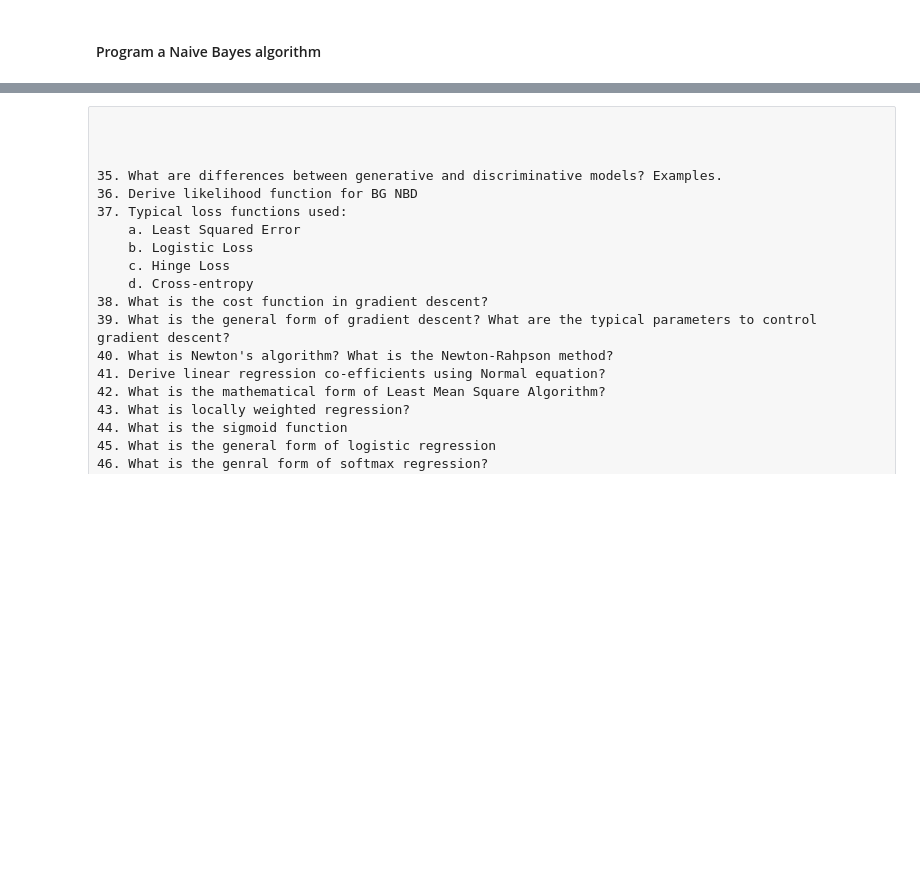
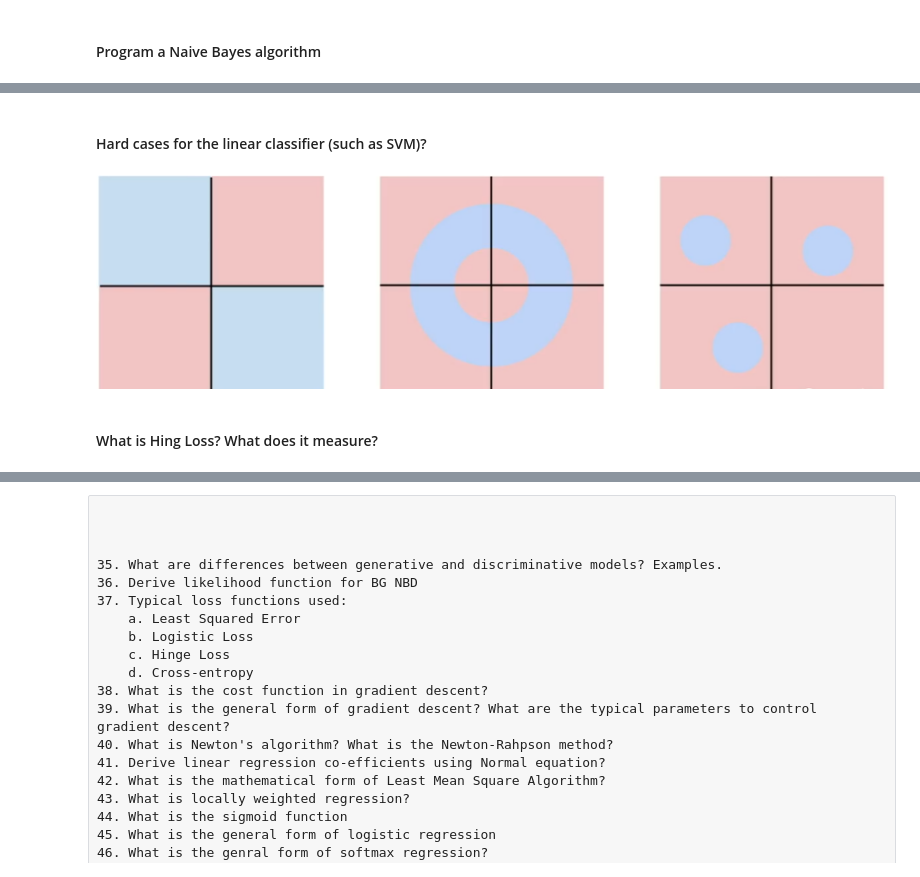
Before and after one commit to jeevankumarr/ml-scratch, a Jupyter notebook: docs/questions/Modelling.ipynb, the cells around one changed output, grey strips where cells are left out. Saved outputs shown, nothing was run; the diff lists cells and outputs as text; code cells hidden in the pictures; blank space fills up the shorter version.

```diff
--- a/docs/questions/Modelling.ipynb
+++ b/docs/questions/Modelling.ipynb
@@ -473,0 +525,10 @@ A fact that is not apparent from the paper below is that calibration with isoton
+# %% [markdown]
+#### Hard cases for the linear classifier (such as SVM)?
+# %%
+from IPython.display import Image
+Image(filename='img/linear_classifier_fail.png')
+# Source: Stanford CS 239
+# %% [output]
+[figure, added]
+# %% [markdown]
+#### What is Hing Loss? What does it measure?
```
Also changed, not shown: parts of 9 cells of this notebook, 1 other file.
